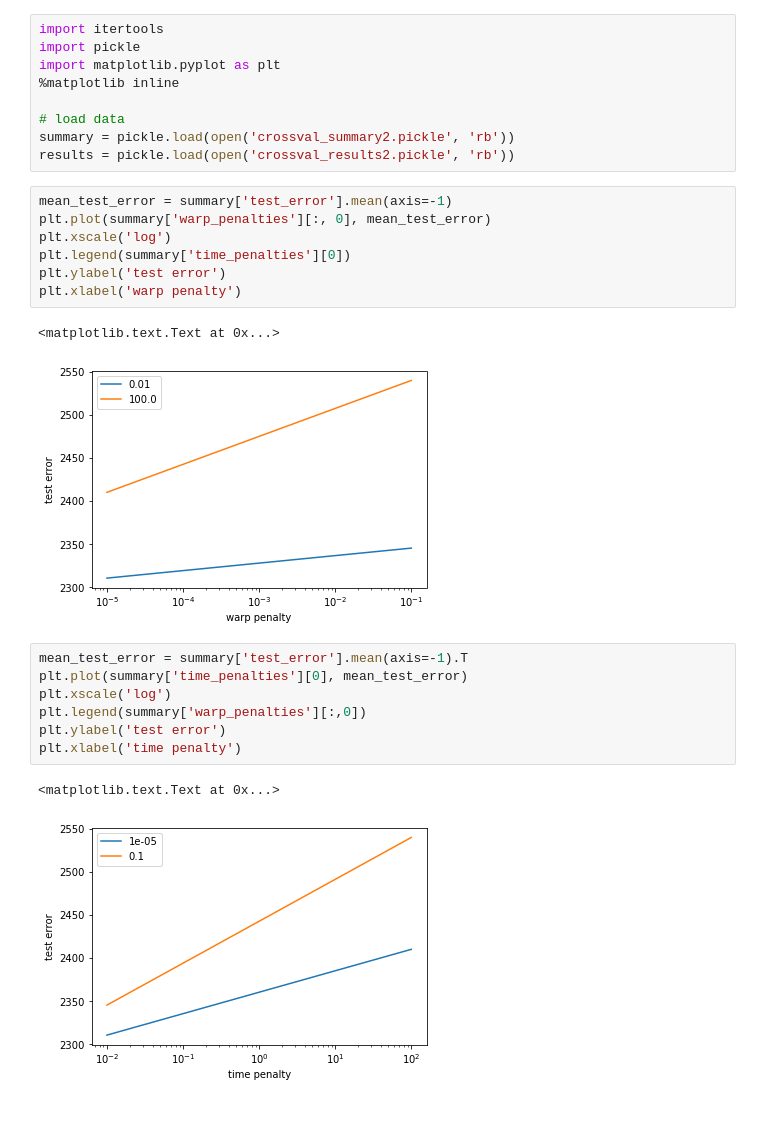
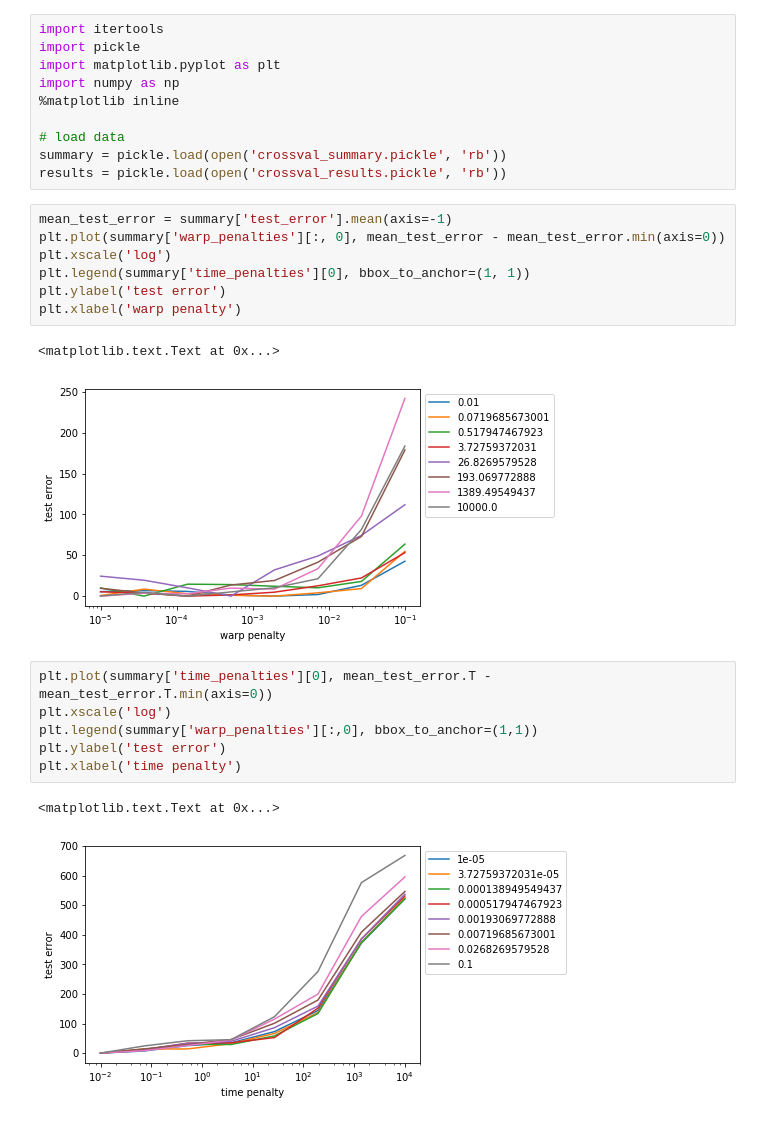
Before and after one commit to ganguli-lab/twpca, a Jupyter notebook: examples/crossval-demo/visualize-gridsearch.ipynb, the cells around one changed output. Drawn from its saved outputs; the diff is of its cells as text.

```diff
--- a/examples/crossval-demo/visualize-gridsearch.ipynb
+++ b/examples/crossval-demo/visualize-gridsearch.ipynb
@@ -2,28 +2,28 @@
 import itertools
 import pickle
 import matplotlib.pyplot as plt
+import numpy as np
 %matplotlib inline
 
 # load data
-summary = pickle.load(open('crossval_summary2.pickle', 'rb'))
-results = pickle.load(open('crossval_results2.pickle', 'rb'))
+summary = pickle.load(open('crossval_summary.pickle', 'rb'))
+results = pickle.load(open('crossval_results.pickle', 'rb'))
 # %%
 mean_test_error = summary['test_error'].mean(axis=-1)
-plt.plot(summary['warp_penalties'][:, 0], mean_test_error)
+plt.plot(summary['warp_penalties'][:, 0], mean_test_error - mean_test_error.min(axis=0))
 plt.xscale('log')
-plt.legend(summary['time_penalties'][0])
+plt.legend(summary['time_penalties'][0], bbox_to_anchor=(1, 1))
 plt.ylabel('test error')
 plt.xlabel('warp penalty')
 # %% [output]
 <matplotlib.text.Text at 0x...>
-[figure, old version]
+[figure, new version]
 # %%
-mean_test_error = summary['test_error'].mean(axis=-1).T
-plt.plot(summary['time_penalties'][0], mean_test_error)
+plt.plot(summary['time_penalties'][0], mean_test_error.T - mean_test_error.T.min(axis=0))
 plt.xscale('log')
-plt.legend(summary['warp_penalties'][:,0])
+plt.legend(summary['warp_penalties'][:,0], bbox_to_anchor=(1,1))
 plt.ylabel('test error')
 plt.xlabel('time penalty')
 # %% [output]
 <matplotlib.text.Text at 0x...>
-[figure, old version]
+[figure, new version]
```
Also changed, not shown: parts of 4 cells of this notebook, 3 other files.
